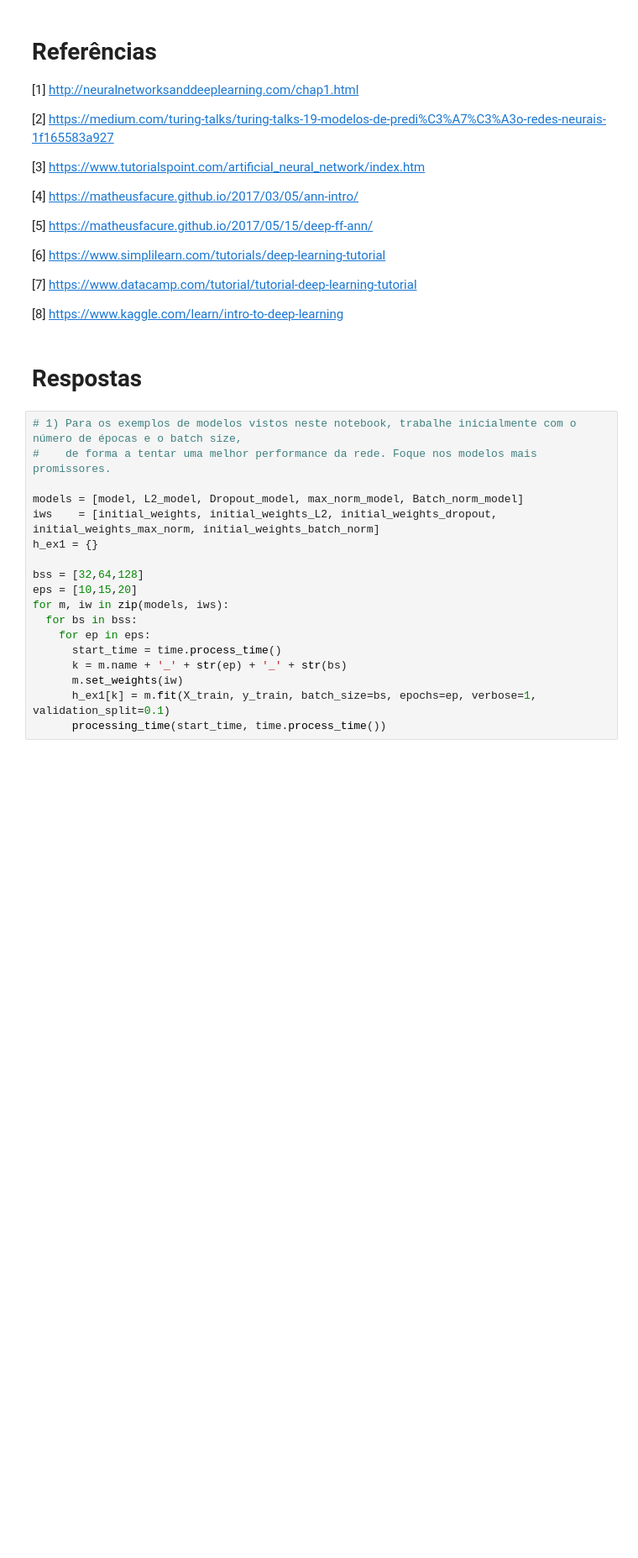
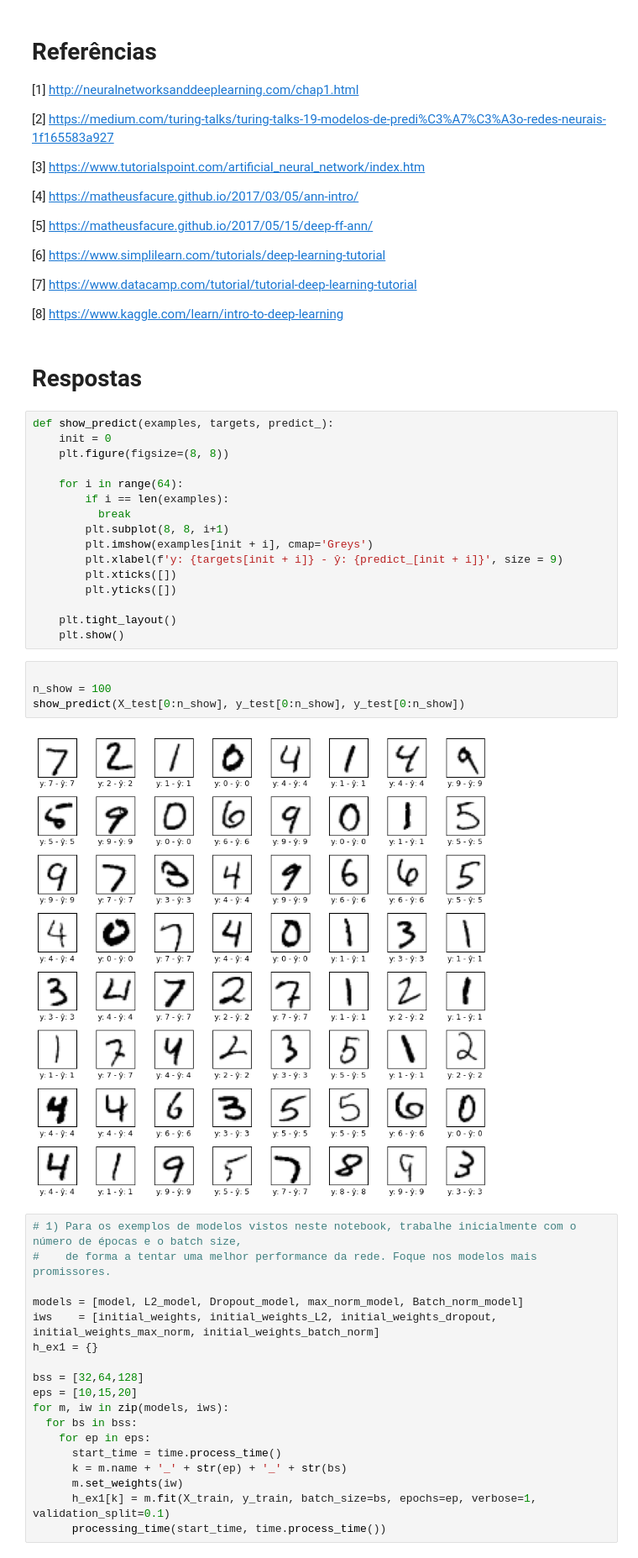
Before and after one commit to 25s1-introIA/.github, a Jupyter notebook: colabs/IntroDL.ipynb, the cells around one changed output. Shown at 84% size. Saved outputs shown, nothing was run; the diff lists cells and outputs as text; blank space fills up the shorter version.

```diff
--- a/colabs/IntroDL.ipynb
+++ b/colabs/IntroDL.ipynb
@@ -857,6 +886,28 @@ print('Saved model to disk')
 [8] https://www.kaggle.com/learn/intro-to-deep-learning
 # %% [markdown]
 # Respostas
+# %%
+def show_predict(examples, targets, predict_):
+    init = 0
+    plt.figure(figsize=(8, 8))
+
+    for i in range(64):
+        if i == len(examples):
+          break
+        plt.subplot(8, 8, i+1)
+        plt.imshow(examples[init + i], cmap='Greys')
+        plt.xlabel(f'y: {targets[init + i]} - ŷ: {predict_[init + i]}', size = 9)
+        plt.xticks([])
+        plt.yticks([])
+
+    plt.tight_layout()
+    plt.show()
+# %%
+
+n_show = 100
+show_predict(X_test[0:n_show], y_test[0:n_show], y_test[0:n_show])
+# %% [output]
+[figure, added]
 # %%
 # 1) Para os exemplos de modelos vistos neste notebook, trabalhe inicialmente com o número de épocas e o batch size,
 #    de forma a tentar uma melhor performance da rede. Foque nos modelos mais promissores.
```
Also changed, not shown: parts of 18 cells of this notebook.
